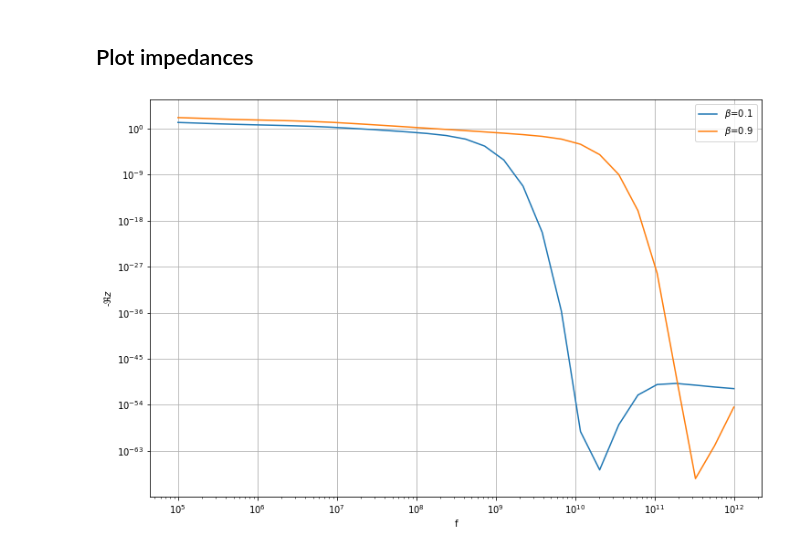
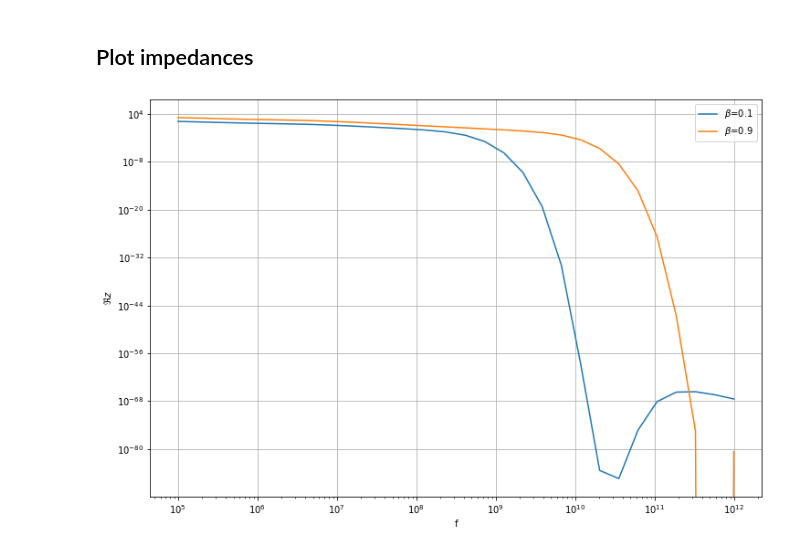
Before and after one commit to CREMLIN-PLUS-WP4-TASK3/BeamImpedance2DX, a Jupyter notebook: examples/04_steel_pipe_dipole/steel_pipe_dipole.ipynb, the cells around one changed output. Drawn from its saved outputs; the diff is of its cells as text; code cells hidden in the pictures.

```diff
--- a/examples/04_steel_pipe_dipole/steel_pipe_dipole.ipynb
+++ b/examples/04_steel_pipe_dipole/steel_pipe_dipole.ipynb
@@ -57,7 +57,7 @@ Use `paraview solution.xdmf` command to visualize solution from desktop. Note, t
 
 Calculate impedance in frequency range and save the results
 # %%
-data01 = solution.get_z(np.logspace(5, 12, num=30), beta=0.1, source_function=bi2d.SourceFunction.DIPOLE_SIN)
+data01 = solution.get_z(np.logspace(5, 12, num=30), beta=0.1, source_function=bi2d.SourceFunction.DIPOLE)
 # %% [output]
 INFO:bi2d.solution:Solving for f=1.00e+05, β=0.10
 INFO:bi2d.solution:Solving for f=1.74e+05, β=0.10
@@ -77,7 +77,7 @@ INFO:bi2d.solution:Solving for f=3.29e+11, β=0.10
 INFO:bi2d.solution:Solving for f=5.74e+11, β=0.10
 INFO:bi2d.solution:Solving for f=1.00e+12, β=0.10
 # %%
-data09 = solution.get_z(np.logspace(5, 12, num=30), beta=0.9, source_function=bi2d.SourceFunction.DIPOLE_SIN)
+data09 = solution.get_z(np.logspace(5, 12, num=30), beta=0.9, source_function=bi2d.SourceFunction.DIPOLE)
 # %% [output]
 INFO:bi2d.solution:Solving for f=1.00e+05, β=0.90
 INFO:bi2d.solution:Solving for f=1.74e+05, β=0.90
@@ -104,15 +104,15 @@ pylab.rcParams['figure.figsize'] = [12, 8]
 # %%
 pylab.plot(data01[:,0], data01[:,1])
 pylab.plot(data09[:,0], data09[:,1])
 pylab.yscale("log")
 pylab.xscale("log")
 pylab.xlabel("f")
-pylab.ylabel(r"-$\Re{z}$")
+pylab.ylabel(r"$\Re{z}$")
 pylab.grid()
 pylab.legend([r"$\beta$=0.1", r"$\beta$=0.9"])
 pylab.show()
 # %% [output]
-[figure, old version]
+[figure, new version]
 # %%
 pylab.plot(data01[:,0], -data01[:,2])
 pylab.plot(data09[:,0], -data09[:,2])
```
Also changed, not shown: parts of 2 cells of this notebook, 18 other files.
